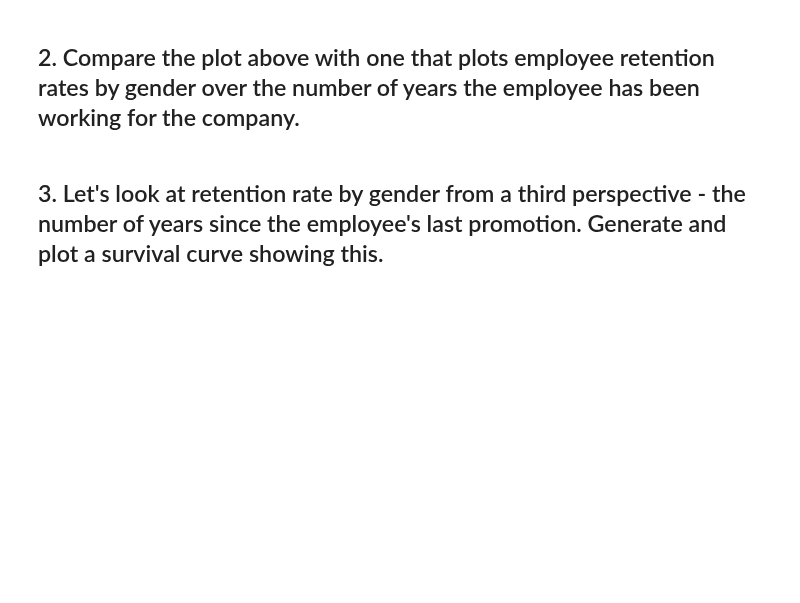
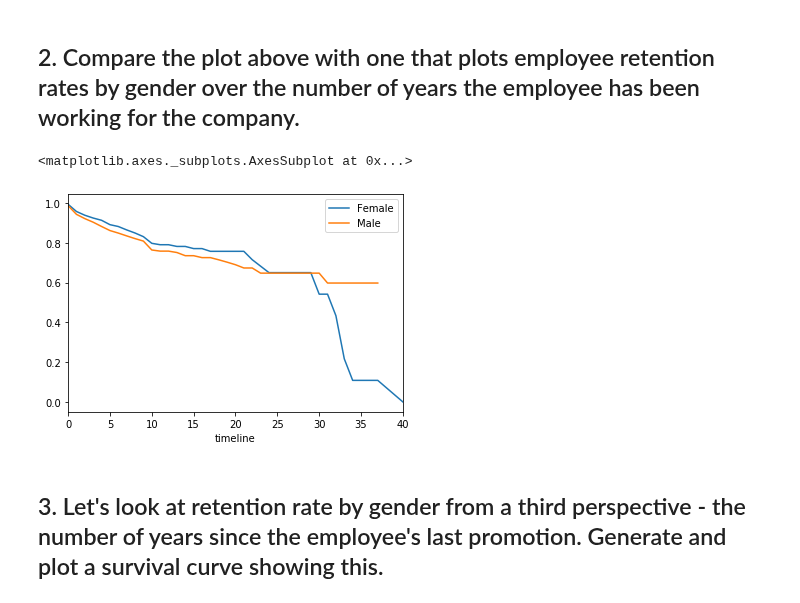
Before and after one commit to ironhack-labs/data-labs, a Jupyter notebook: module-2/lab-survival-analysis/your-code/main.ipynb, the cells around one changed output. Saved outputs shown, nothing was run; the diff lists cells and outputs as text; code cells hidden in the pictures; blank space fills up the shorter version.

```diff
--- a/module-2/lab-survival-analysis/your-code/main.ipynb
+++ b/module-2/lab-survival-analysis/your-code/main.ipynb
@@ -35,4 +128,10 @@ def survival(data, group_field, time_field, event_field):
 # %% [markdown]
 ## 2. Compare the plot above with one that plots employee retention rates by gender over the number of years the employee has been working for the company.
+# %%
+#Same as the one above
+rates_gender.plot()
+# %% [output]
+<matplotlib.axes._subplots.AxesSubplot at 0x...>
+[figure, added]
 # %% [markdown]
 ## 3. Let's look at retention rate by gender from a third perspective - the number of years since the employee's last promotion. Generate and plot a survival curve showing this.
```
Also changed, not shown: parts of 15 cells of this notebook, 22 other files.
